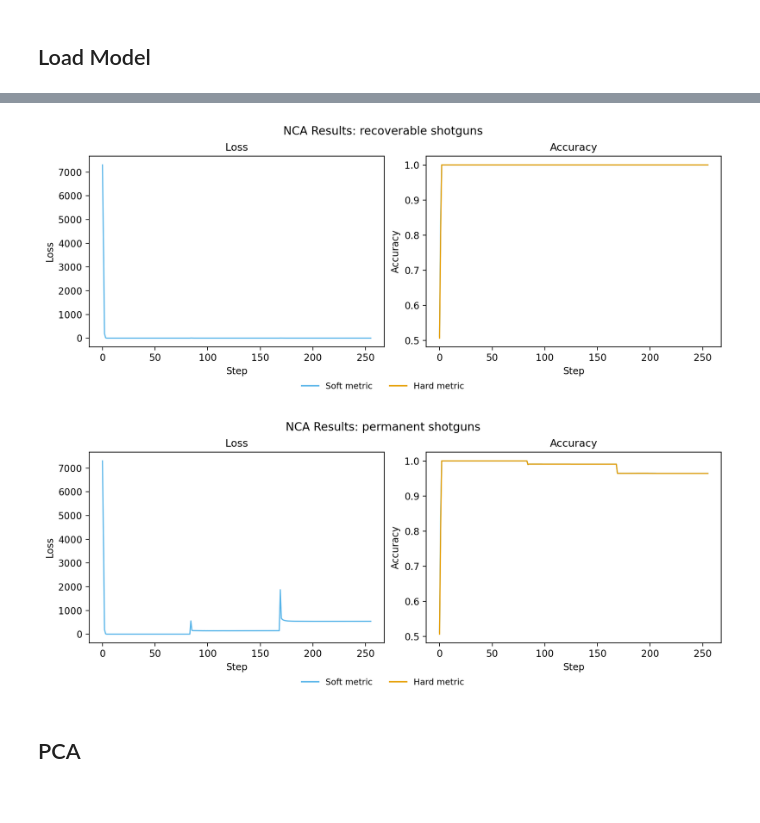
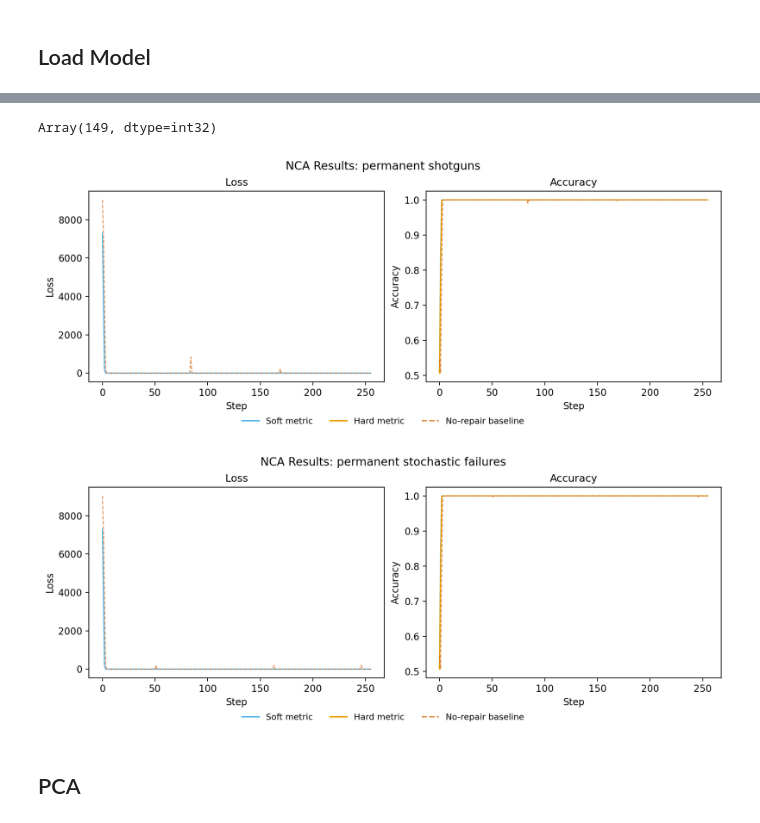
Before and after one commit to GabrielBena/boolean_nca_cc, a Jupyter notebook: boolean_nca_exploration.ipynb, the cells around one changed output, grey strips where cells are left out. Drawn from its saved outputs; the diff is of its cells as text; code cells hidden in the pictures.

Commit message:
granular random damage

```diff
--- a/boolean_nca_exploration.ipynb
+++ b/boolean_nca_exploration.ipynb
@@ -193,7 +181,7 @@ Pool of size 16 initialised ! Circuits are: [264] nodes
     # text="!NCA Circuits!",
     # text="Hello!",
     train_test_split=True,
-    test_ratio=0.2,
+    test_ratio=loaded_config.training.test_num / case_n,
     seed=eval_key,
 )
 
@@ -203,8 +191,7 @@ n_steps = 256
 damage_steps = jp.linspace(0, n_steps, n_damage_steps + 1, endpoint=False).astype(int)[1:]
 print(f"Damage steps: {damage_steps}")
 
-damage_modes = ["none", "probabilistic", "deterministic"]
-permanent_modes = [True]
+damage_modes = ["probabilistic", "deterministic"]
 # %% [output]
 Damage steps: [ 85 170]
 # %% [markdown]
@@ -683,7 +670,7 @@ if run_bp_eval:
     opt = optax.adamw(1, 0.8, 0.8, weight_decay=1e-1)
 
     bp_eval_results = {
-        (damage_mode, permanent): bp_fn(
+        damage_mode: bp_fn(
             # ── Engine ──
             opt=opt,
             pool=pool,
@@ -760,11 +747,10 @@ Instantiate overrides: {'arity': 4, 'rngs': Rngs( # RngState: 2 (12 B)
 ), 'n_node': 264}
 Successfully instantiated model: CircuitGatheredAttention
 # %%
-damage_modes = ["none", "probabilistic", "deterministic"]
-permanents = [False, True]
+damage_modes = ["probabilistic", "deterministic"]
 
 attn_eval_results = {
-    (damage_mode, permanent): evaluate_model_stepwise_batched(
+    damage_mode: evaluate_model_stepwise_batched(
         model=best_attn_model,
         batch_wires=pool.wires,
         batch_logits=pool.logits,
@@ -782,15 +768,13 @@ attn_eval_results = {
         else None,
         p_fault=damage_params["p_fault_eval"] if damage_mode == "probabilistic" else None,
         bidirectional_edges=True,
-        permanent_damage=permanent,
+        permanent_damage=1,
         verbose=True,
         # No-repair baseline
-        compute_no_repair_baseline=False,
-        p_fault_onset_step=0,
+        compute_no_repair_baseline=True,
+        p_fault_onset_step=32,
     )
     for damage_mode in damage_modes
-    for permanent in permanents
-    if not (damage_mode == "none" and permanent)
 }
 # %% [output]
 Evaluation complete: 256 steps
@@ -816,14 +797,20 @@ Evaluation complete: 256 steps
+# %%
+(attn_eval_results["probabilistic"][0].nodes["gate_knockout_mask"] == 0).sum()
+# %% [output]
+Array(149, dtype=int32)
 # %%
 plot_wandb_stepwise_results(
-    attn_eval_results[("deterministic", False)][1], title="NCA Results: recoverable shotguns"
+    attn_eval_results[("deterministic", False)][1], title="NCA Results: permanent shotguns"
 )
 plot_wandb_stepwise_results(
-    attn_eval_results[("deterministic", True)][1], title="NCA Results: permanent shotguns"
+    attn_eval_results[("probabilistic", False)][1],
+    title="NCA Results: permanent stochastic failures",
 )
+
 plt.show()
 # %% [output]
-[figure, old version]
+[figure, new version]
-[figure, old version]
+[figure, new version]
 # %% [markdown]
 ## PCA
 # %%
```
Also changed, not shown: parts of 7 cells of this notebook, 5 other files.
